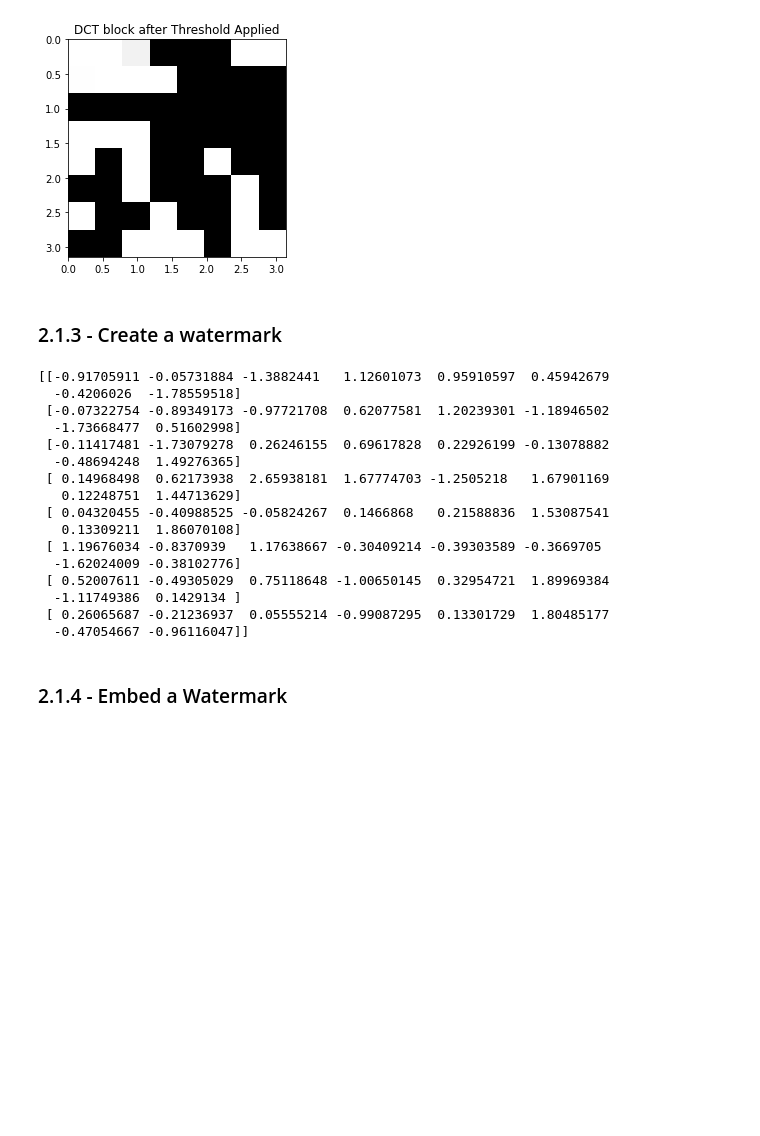
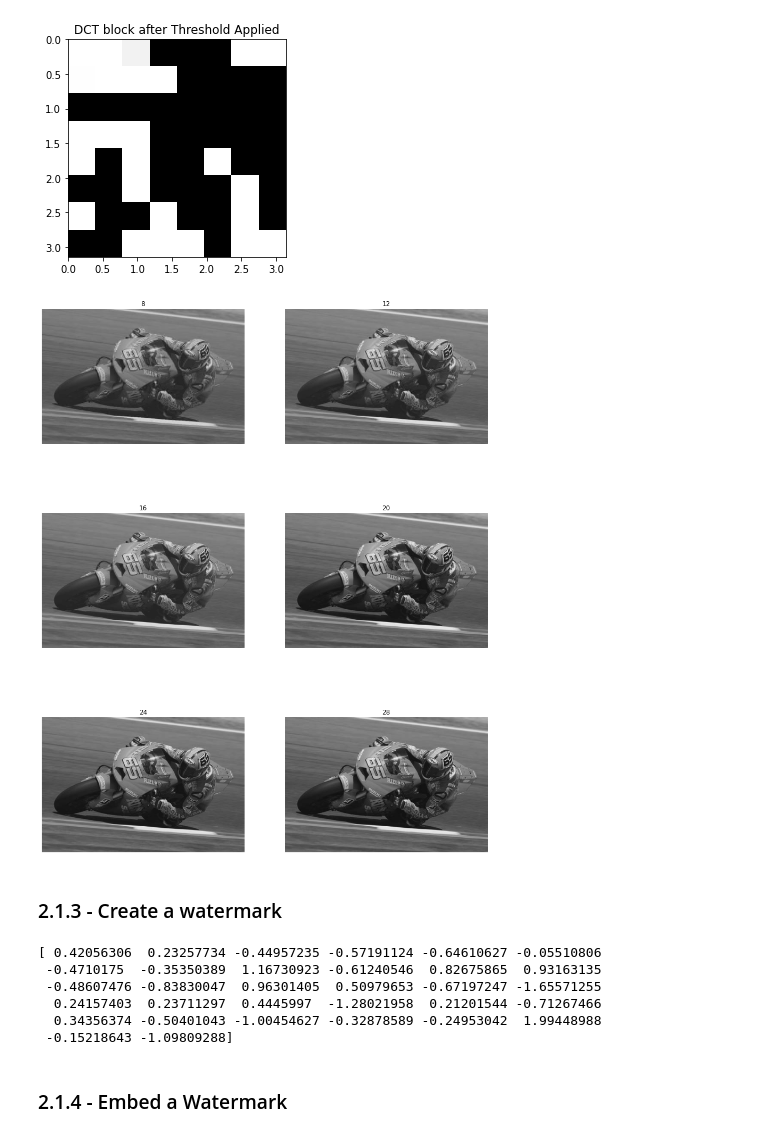
Before and after one commit to S010MON/image-processing, a Jupyter notebook: project2/6252320-Debnath_proj2.ipynb, the cells around one changed output. Cells and saved outputs as stored; diff of their text form; code cells hidden in the pictures; blank space fills up the shorter version.

Commit message:
Changed implementation to k largest values

```diff
--- a/project2/6252320-Debnath_proj2.ipynb
+++ b/project2/6252320-Debnath_proj2.ipynb
@@ -70,6 +70,27 @@ def idct(img_dct, block_size=8):
 def apply_threshold(img_dct, threshold):
 
     return img_dct * (abs(img_dct) > (threshold * np.max(img_dct)))
+# %%
+def filter_k(block, k):
+    """ Return the K (absolute) largest values in the same location as found in the block """
+    oput = np.zeros(block.shape)
+    block_abs = np.abs(block)
+
+    for i in range(k):
+        r, c = np.unravel_index(np.argmax(block_abs, axis=None), block_abs.shape)
+        oput[r,c] = block[r,c]
+        block_abs[r,c] = 0;
+
+    return oput
+
+def filter_k_highest(img_dct, k, block_size=8):
+    oput = np.zeros(img_dct.shape)
+
+    for i in r_[:img_dct.shape[0]: block_size]:
+        for j in r_[:img_dct.shape[1]: block_size]:
+            oput[i:(i + block_size), j:(j + block_size)] = filter_k(img_dct[i:(i + block_size),j:(j + block_size)], k)
+
+    return oput
 # %% [markdown]
 ### 2.1.1 - Compute the 2-D DCT
 # %%
@@ -176,31 +196,35 @@ plt.title(f"DCT block after Threshold Applied");
 # %% [output]
 [figure]
 [figure]
+# %%
+K = [n for n in range(8,32,4)]
+
+images = {}
+
+for k in K:
+    images[k] = idct(filter_k_highest(img_dct, k))
+
+values = list(images.values())
+keys = list(images.keys())
+display(values, keys, cmap='gray', figsize=(15, 20))
+# %% [output]
+[figure, added]
 # %% [markdown]
 ### 2.1.3 - Create a watermark
 # %%
+k = 32
 mu = 0
-sigma = 10
-alpha = 1
+sigma = 1
+alpha = 0.0001
 
-w = alpha * np.random.default_rng().normal(size=(8, 8))
+w = np.random.default_rng().normal(size=(k,))
 print(w)
 # %% [output]
-[[-0.91705911 -0.05731884 -1.3882441   1.12601073  0.95910597  0.45942679
-  -0.4206026  -1.78559518]
- [-0.07322754 -0.89349173 -0.97721708  0.62077581  1.20239301 -1.18946502
-  -1.73668477  0.51602998]
- [-0.11417481 -1.73079278  0.26246155  0.69617828  0.22926199 -0.13078882
-  -0.48694248  1.49276365]
- [ 0.14968498  0.62173938  2.65938181  1.67774703 -1.2505218   1.67901169
-   0.12248751  1.44713629]
- [ 0.04320455 -0.40988525 -0.05824267  0.1466868   0.21588836  1.53087541
-   0.13309211  1.86070108]
- [ 1.19676034 -0.8370939   1.17638667 -0.30409214 -0.39303589 -0.3669705
-  -1.62024009 -0.38102776]
- [ 0.52007611 -0.49305029  0.75118648 -1.00650145  0.32954721  1.89969384
-  -1.11749386  0.1429134 ]
- [ 0.26065687 -0.21236937  0.05555214 -0.99087295  0.13301729  1.80485177
-  -0.47054667 -0.96116047]]
+[ 0.42056306  0.23257734 -0.44957235 -0.57191124 -0.64610627 -0.05510806
+ -0.4710175  -0.35350389  1.16730923 -0.61240546  0.82675865  0.93163135
+ -0.48607476 -0.83830047  0.96301405  0.50979653 -0.67197247 -1.65571255
+  0.24157403  0.23711297  0.4445997  -1.28021958  0.21201544 -0.71267466
+  0.34356374 -0.50401043 -1.00454627 -0.32878589 -0.24953042  1.99448988
+ -0.15218643 -1.09809288]
 # %% [markdown]
 ### 2.1.4 - Embed a Watermark
```
Also changed, not shown: parts of 11 cells of this notebook.
